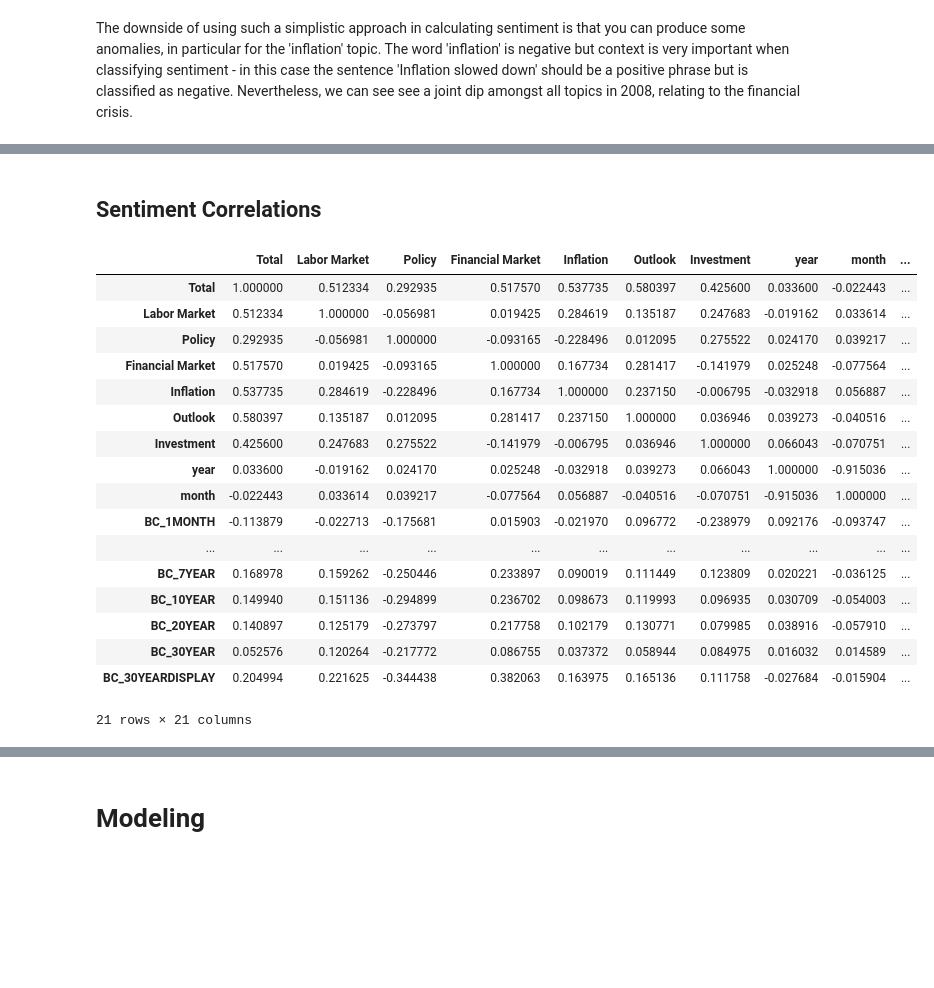
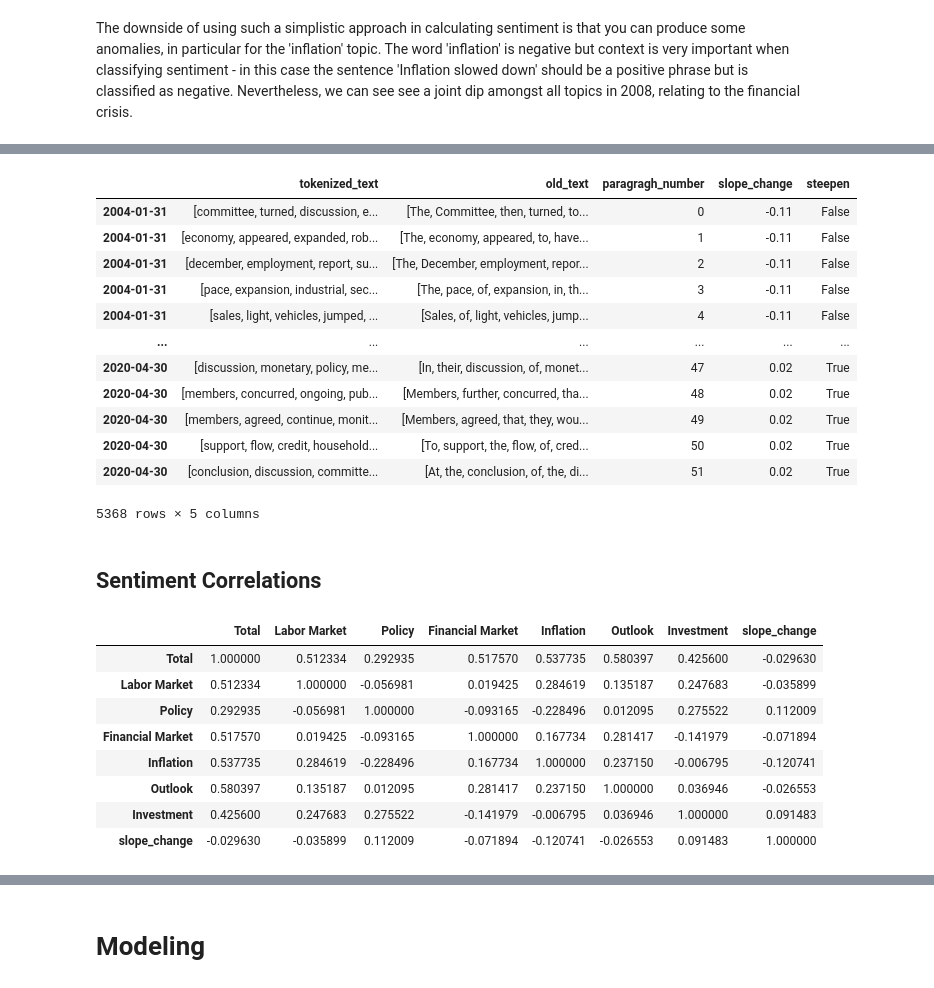
Before and after one commit to aaroncgw31/fednlp, a Jupyter notebook: fednlp.ipynb, the cells around one changed output, grey strips where cells are left out. Drawn from its saved outputs; the diff is of its cells as text; code cells hidden in the pictures; blank space fills up the shorter version.

```diff
--- a/fednlp.ipynb
+++ b/fednlp.ipynb
@@ -259,6 +279,6 @@ df_clnpara.head()
 # %%
 #Most frequent words in corpus
-tokenized_text = df_clnpara['tokenized text']
+tokenized_text = df_paragraphs['tokenized_text']
 all_tokens = [item for sublist in tokenized_text for item in sublist]
 
 wordcloud = WordCloud(collocations=False,
@@ -299,7 +319,7 @@ count_vecs_fitted = count_vecs.fit_transform(list(tokenized_text))
 lda = LatentDirichletAllocation(n_components = num_topics, random_state =7).fit(count_vecs_fitted)
 lda_t = lda.transform(count_vecs_fitted)
 
-df_clnpara['t_score'] = list(lda_t)
+df_paragraphs['topic_weights'] = list(lda_t)
 
 lda_topic_top_words = summarize_topics(lda,count_vecs.get_feature_names(),10)
 lda_topic_top_words
@@ -452,10 +465,6 @@ def RetrieveScore(tokenized_para,positive,negative):
         score = 0
     return score
 
-df_clnpara['score'] = df_clnpara.apply(lambda x: RetrieveScore(x['tokenized text'],posDict,negDict),axis=1)
-
-df_sentiment = (df_clnpara['score']*df_clnpara['t_score']).apply(pd.Series).rename(columns = topic_dict)
-df_sentiment = pd.concat([df_sentiment.sum(axis=1).rename('Total'),df_sentiment],axis=1)
-df_sentiment_m = df_sentiment.groupby(level = [0,1],sort=False).apply(lambda x: x.sum())
-df_sentiment_m.plot(figsize=(18,8))
+df_paragraphs['sentiment_score'] = df_paragraphs.apply(lambda x: RetrieveScore(x['tokenized_text'],posDict,negDict),axis=1)
+df_paragraphs
 # %% [output]
@@ -463,0 +484,5 @@ df_sentiment_m.plot(figsize=(18,8))
+# %%
+df_sentiment = (df_paragraphs['sentiment_score']*df_paragraphs['topic_weights']).apply(pd.Series).rename(columns = topic_dict)
+df_sentiment = pd.concat([df_sentiment.sum(axis=1).rename('Total'),df_sentiment],axis=1)
+df_sentiment_m = df_sentiment.groupby(level = [0],sort=False).apply(lambda x: x.sum())
+df_sentiment_m.plot(figsize=(18,8))
@@ -466,34 +524,42 @@ The downside of using such a simplistic approach in calculating sentiment is tha
+# %%
+df_paragraphs = df_paragraphs.join(df_yc_slope_changes)
+df_paragraphs
+# %% [output]
+|  | tokenized_text | old_text | paragragh_number | slope_change | steepen |
+| 2004-01-31 | [committee, turned, discussion, e... | [The, Committee, then, turned, to... | 0 | -0.11 | False |
+| 2004-01-31 | [economy, appeared, expanded, rob... | [The, economy, appeared, to, have... | 1 | -0.11 | False |
+| 2004-01-31 | [december, employment, report, su... | [The, December, employment, repor... | 2 | -0.11 | False |
+| 2004-01-31 | [pace, expansion, industrial, sec... | [The, pace, of, expansion, in, th... | 3 | -0.11 | False |
+| 2004-01-31 | [sales, light, vehicles, jumped, ... | [Sales, of, light, vehicles, jump... | 4 | -0.11 | False |
+| ... | ... | ... | ... | ... | ... |
+| 2020-04-30 | [discussion, monetary, policy, me... | [In, their, discussion, of, monet... | 47 | 0.02 | True |
+| 2020-04-30 | [members, concurred, ongoing, pub... | [Members, further, concurred, tha... | 48 | 0.02 | True |
+| 2020-04-30 | [members, agreed, continue, monit... | [Members, agreed, that, they, wou... | 49 | 0.02 | True |
+| 2020-04-30 | [support, flow, credit, household... | [To, support, the, flow, of, cred... | 50 | 0.02 | True |
+| 2020-04-30 | [conclusion, discussion, committe... | [At, the, conclusion, of, the, di... | 51 | 0.02 | True |
+5368 rows × 5 columns
 # %% [markdown]
 ## <a name="rates"></a> Sentiment Correlations
 # %%
 def last_day_of_month(any_day):
     next_month = any_day.replace(day=28) + datetime.timedelta(days=4)  # this will never fail
     return next_month - datetime.timedelta(days=next_month.day)
 
 df_sentiment_monthly = df_sentiment_m.copy()
 idx = df_sentiment_monthly.index.map(lambda x: ''.join((str(x[0]), x[1])))
 unstacked_idx = [last_day_of_month(pd.to_datetime(i, format="%Y%b")) for i in idx]
 df_sentiment_monthly.index = unstacked_idx
 
-combined_df = df_sentiment_monthly.join(rates_monthly.pct_change())
+combined_df = df_sentiment_monthly.join(df_yc_slope_changes.slope_change)
 combined_df.corr()
 # %% [output]
-|  | Total | Labor Market | Policy | Financial Market | Inflation | Outlook | Investment | year | month | ... |
-| Total | 1.000000 | 0.512334 | 0.292935 | 0.517570 | 0.537735 | 0.580397 | 0.425600 | 0.033600 | -0.022443 | ... |
-| Labor Market | 0.512334 | 1.000000 | -0.056981 | 0.019425 | 0.284619 | 0.135187 | 0.247683 | -0.019162 | 0.033614 | ... |
-| Policy | 0.292935 | -0.056981 | 1.000000 | -0.093165 | -0.228496 | 0.012095 | 0.275522 | 0.024170 | 0.039217 | ... |
-| Financial Market | 0.517570 | 0.019425 | -0.093165 | 1.000000 | 0.167734 | 0.281417 | -0.141979 | 0.025248 | -0.077564 | ... |
-| Inflation | 0.537735 | 0.284619 | -0.228496 | 0.167734 | 1.000000 | 0.237150 | -0.006795 | -0.032918 | 0.056887 | ... |
-| Outlook | 0.580397 | 0.135187 | 0.012095 | 0.281417 | 0.237150 | 1.000000 | 0.036946 | 0.039273 | -0.040516 | ... |
-| Investment | 0.425600 | 0.247683 | 0.275522 | -0.141979 | -0.006795 | 0.036946 | 1.000000 | 0.066043 | -0.070751 | ... |
-| year | 0.033600 | -0.019162 | 0.024170 | 0.025248 | -0.032918 | 0.039273 | 0.066043 | 1.000000 | -0.915036 | ... |
-| month | -0.022443 | 0.033614 | 0.039217 | -0.077564 | 0.056887 | -0.040516 | -0.070751 | -0.915036 | 1.000000 | ... |
-| BC_1MONTH | -0.113879 | -0.022713 | -0.175681 | 0.015903 | -0.021970 | 0.096772 | -0.238979 | 0.092176 | -0.093747 | ... |
-| ... | ... | ... | ... | ... | ... | ... | ... | ... | ... | ... |
-| BC_7YEAR | 0.168978 | 0.159262 | -0.250446 | 0.233897 | 0.090019 | 0.111449 | 0.123809 | 0.020221 | -0.036125 | ... |
-| BC_10YEAR | 0.149940 | 0.151136 | -0.294899 | 0.236702 | 0.098673 | 0.119993 | 0.096935 | 0.030709 | -0.054003 | ... |
-| BC_20YEAR | 0.140897 | 0.125179 | -0.273797 | 0.217758 | 0.102179 | 0.130771 | 0.079985 | 0.038916 | -0.057910 | ... |
-| BC_30YEAR | 0.052576 | 0.120264 | -0.217772 | 0.086755 | 0.037372 | 0.058944 | 0.084975 | 0.016032 | 0.014589 | ... |
-| BC_30YEARDISPLAY | 0.204994 | 0.221625 | -0.344438 | 0.382063 | 0.163975 | 0.165136 | 0.111758 | -0.027684 | -0.015904 | ... |
+|  | Total | Labor Market | Policy | Financial Market | Inflation | Outlook | Investment | slope_change |
+| Total | 1.000000 | 0.512334 | 0.292935 | 0.517570 | 0.537735 | 0.580397 | 0.425600 | -0.029630 |
+| Labor Market | 0.512334 | 1.000000 | -0.056981 | 0.019425 | 0.284619 | 0.135187 | 0.247683 | -0.035899 |
+| Policy | 0.292935 | -0.056981 | 1.000000 | -0.093165 | -0.228496 | 0.012095 | 0.275522 | 0.112009 |
+| Financial Market | 0.517570 | 0.019425 | -0.093165 | 1.000000 | 0.167734 | 0.281417 | -0.141979 | -0.071894 |
+| Inflation | 0.537735 | 0.284619 | -0.228496 | 0.167734 | 1.000000 | 0.237150 | -0.006795 | -0.120741 |
+| Outlook | 0.580397 | 0.135187 | 0.012095 | 0.281417 | 0.237150 | 1.000000 | 0.036946 | -0.026553 |
+| Investment | 0.425600 | 0.247683 | 0.275522 | -0.141979 | -0.006795 | 0.036946 | 1.000000 | 0.091483 |
+| slope_change | -0.029630 | -0.035899 | 0.112009 | -0.071894 | -0.120741 | -0.026553 | 0.091483 | 1.000000 |
-21 rows × 21 columns
 # %%
```
Also changed, not shown: parts of 17 cells of this notebook, 10 other files.
